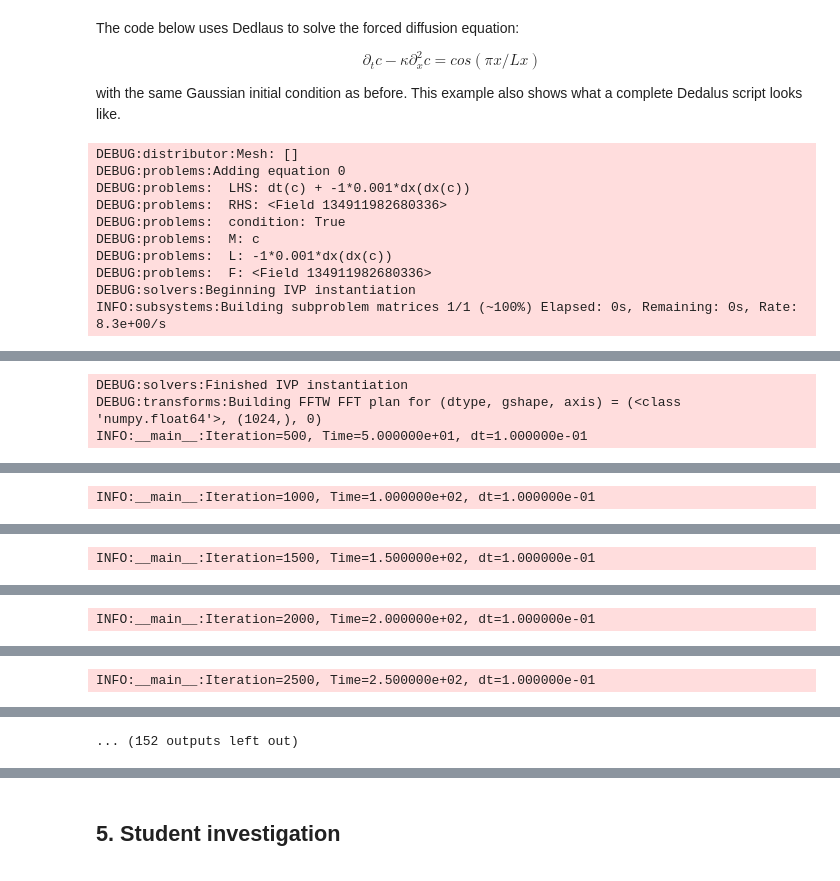
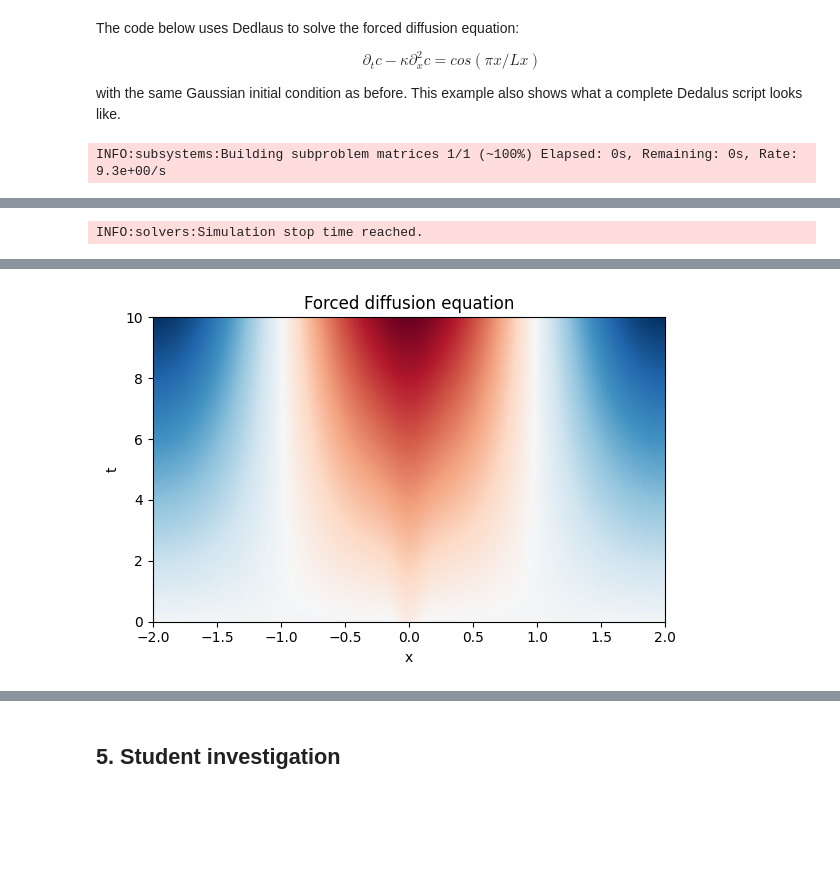
Before and after one commit to PolinaSevastyanova1/QCES, a Jupyter notebook: Project1_dedalus.ipynb, the cells around one changed output, grey strips where cells are left out. Saved outputs shown, nothing was run; the diff lists cells and outputs as text; code cells hidden in the pictures; blank space fills up the shorter version.

```diff
--- a/Project1_dedalus.ipynb
+++ b/Project1_dedalus.ipynb
@@ -332,7 +320,7 @@ problem.add_equation("dt(c) - kappa * dx(dx(c)) = f_x"); # Write out the equatio
 timestepper = dedalus.CNAB1
 solver = problem.build_solver(timestepper)
 
-solver.stop_sim_time = 4000 # Stop at 10 simulation time units
+solver.stop_sim_time = 10 # Stop at 10 simulation time units
 
 # Main loop
 timestep = 0.1
@@ -345,14 +333,15 @@ while solver.proceed:
     c.change_scales(1)
     c_save.append(np.copy(c['g']))
     t_save.append(solver.sim_time)
+
+# Plot
+plt.figure(figsize=(6, 4))
+plt.pcolormesh(x.ravel(), np.array(t_save), np.array(c_save), cmap='RdBu_r', shading='gouraud', rasterized=True)#, clim=(-1, 1))
+plt.xlim(x_start, x_end)
+plt.ylim(0, solver.stop_sim_time)
+plt.xlabel('x')
+plt.ylabel('t')
+plt.title('Forced diffusion equation')
+plt.tight_layout()
 # %% [output]
-DEBUG:distributor:Mesh: []
-DEBUG:problems:Adding equation 0
-DEBUG:problems:  LHS: dt(c) + -1*0.001*dx(dx(c))
-DEBUG:problems:  RHS: <Field 134911982680336>
-DEBUG:problems:  condition: True
-DEBUG:problems:  M: c
-DEBUG:problems:  L: -1*0.001*dx(dx(c))
-DEBUG:problems:  F: <Field 134911982680336>
-DEBUG:solvers:Beginning IVP instantiation
-INFO:subsystems:Building subproblem matrices 1/1 (~100%) Elapsed: 0s, Remaining: 0s, Rate: 8.3e+00/s
+INFO:subsystems:Building subproblem matrices 1/1 (~100%) Elapsed: 0s, Remaining: 0s, Rate: 9.3e+00/s
@@ -360,3 +349 @@ INFO:subsystems:Building subproblem matrices 1/1 (~100%) Elapsed: 0s, Remaining:
-DEBUG:solvers:Finished IVP instantiation
-DEBUG:transforms:Building FFTW FFT plan for (dtype, gshape, axis) = (<class 'numpy.float64'>, (1024,), 0)
-INFO:__main__:Iteration=500, Time=5.000000e+01, dt=1.000000e-01
+INFO:solvers:Simulation stop time reached.
@@ -364 +350,0 @@ INFO:__main__:Iteration=500, Time=5.000000e+01, dt=1.000000e-01
-INFO:__main__:Iteration=1000, Time=1.000000e+02, dt=1.000000e-01
@@ -366 +350,0 @@ INFO:__main__:Iteration=1000, Time=1.000000e+02, dt=1.000000e-01
-INFO:__main__:Iteration=1500, Time=1.500000e+02, dt=1.000000e-01
@@ -368 +350,0 @@ INFO:__main__:Iteration=1500, Time=1.500000e+02, dt=1.000000e-01
-INFO:__main__:Iteration=2000, Time=2.000000e+02, dt=1.000000e-01
@@ -370 +350,0 @@ INFO:__main__:Iteration=2000, Time=2.000000e+02, dt=1.000000e-01
-INFO:__main__:Iteration=2500, Time=2.500000e+02, dt=1.000000e-01
@@ -372 +351 @@ INFO:__main__:Iteration=2500, Time=2.500000e+02, dt=1.000000e-01
-... (152 outputs left out)
+[figure, added]
```
Also changed, not shown: parts of 11 cells of this notebook.
